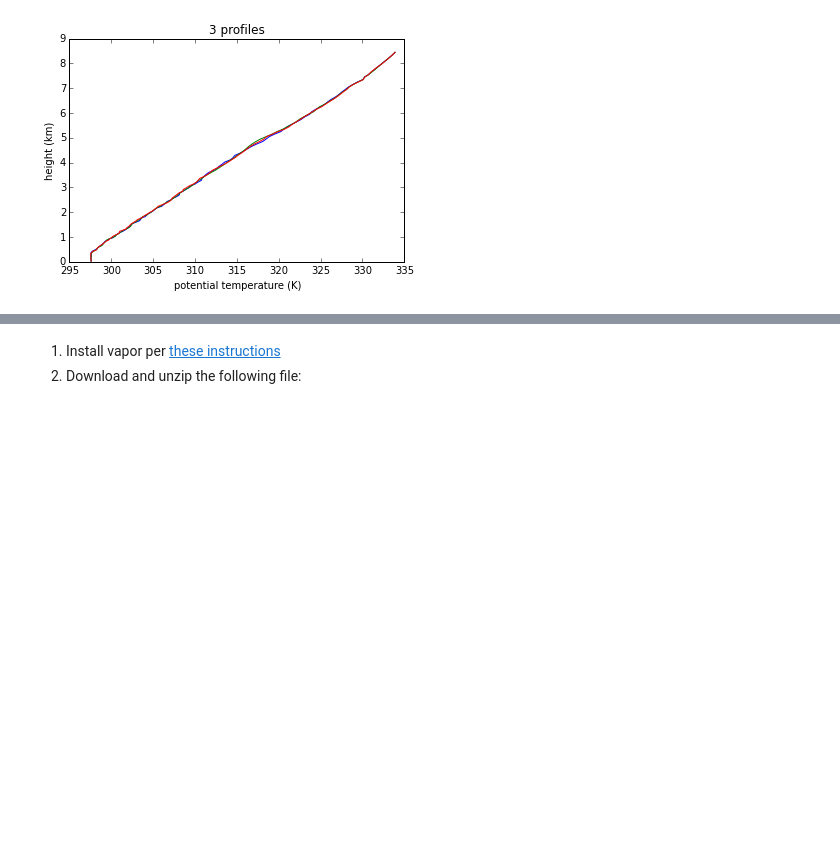
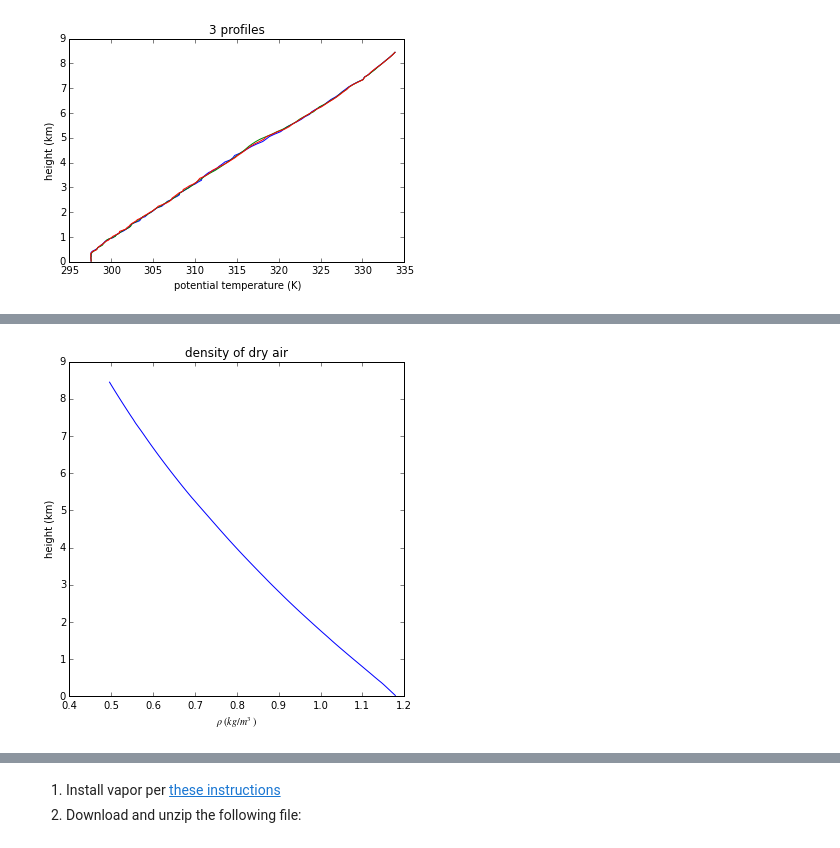
Before and after one commit to tc637/atsc500, a Jupyter notebook: notebooks/lec3.ipynb, the cells around one changed output, grey strips where cells are left out. Drawn from its saved outputs; the diff is of its cells as text; code cells hidden in the pictures; blank space fills up the shorter version.

```diff
--- a/notebooks/lec3.ipynb
+++ b/notebooks/lec3.ipynb
@@ -26,14 +38,12 @@ root group (NETCDF4 data model, file format UNDEFINED):
 with Dataset('tropical_subset.nc','r') as nc_in:
     print(list(nc_in.variables.keys()))
     the_temp=nc_in.variables['TABS'][...]
-    print(the_temp.shape)
     #
     # remove the time dimension since we only have one timestep
     #
-    the_temp=the_temp.squeeze()
-    print(the_temp.shape)
+    print('temp shape',the_temp.shape)
     the_height=nc_in.variables['z'][...]
-    print(the_height.shape)
+    print('height shape',the_height.shape)
     the_press=nc_in.variables['p'][...]
     the_press=the_press*100.  #convert to Pa
     wvel=nc_in.variables['W'][...]
@@ -65,9 +71,9 @@ ax.set(xlabel='temperature (K)',ylabel='height (km)',title='3 profiles')
 # %% [markdown]
 # Calculate the horizontal average temperature
 # %%
-print(the_temp.shape)
-xmean=the_temp.mean(axis=2)
+xmean=the_temp.mean(axis=3)
 print(xmean.shape)
-xymean=xmean.mean(axis=1)
+xymean=xmean.mean(axis=2)
+xymean=xymean.squeeze()
 print(xymean.shape)
 # %% [output]
@@ -165,0 +190,8 @@ ax.set(xlabel='potential temperature flux (K m/s)',ylabel='height (km)',title='t
+# %%
+Rd=287 #J/kg/K
+rho=the_press/(Rd*xymean)
+fig,ax=plt.subplots(1,1,figsize=(6,6))
+out=ax.plot(rho,the_height*meter2km)
+out=ax.set(xlabel=r'$\rho\ (kg/m^3)$',ylabel='height (km)',title='density of dry air')
+# %% [output]
+[figure, added]
```
Also changed, not shown: parts of 37 cells of this notebook.
